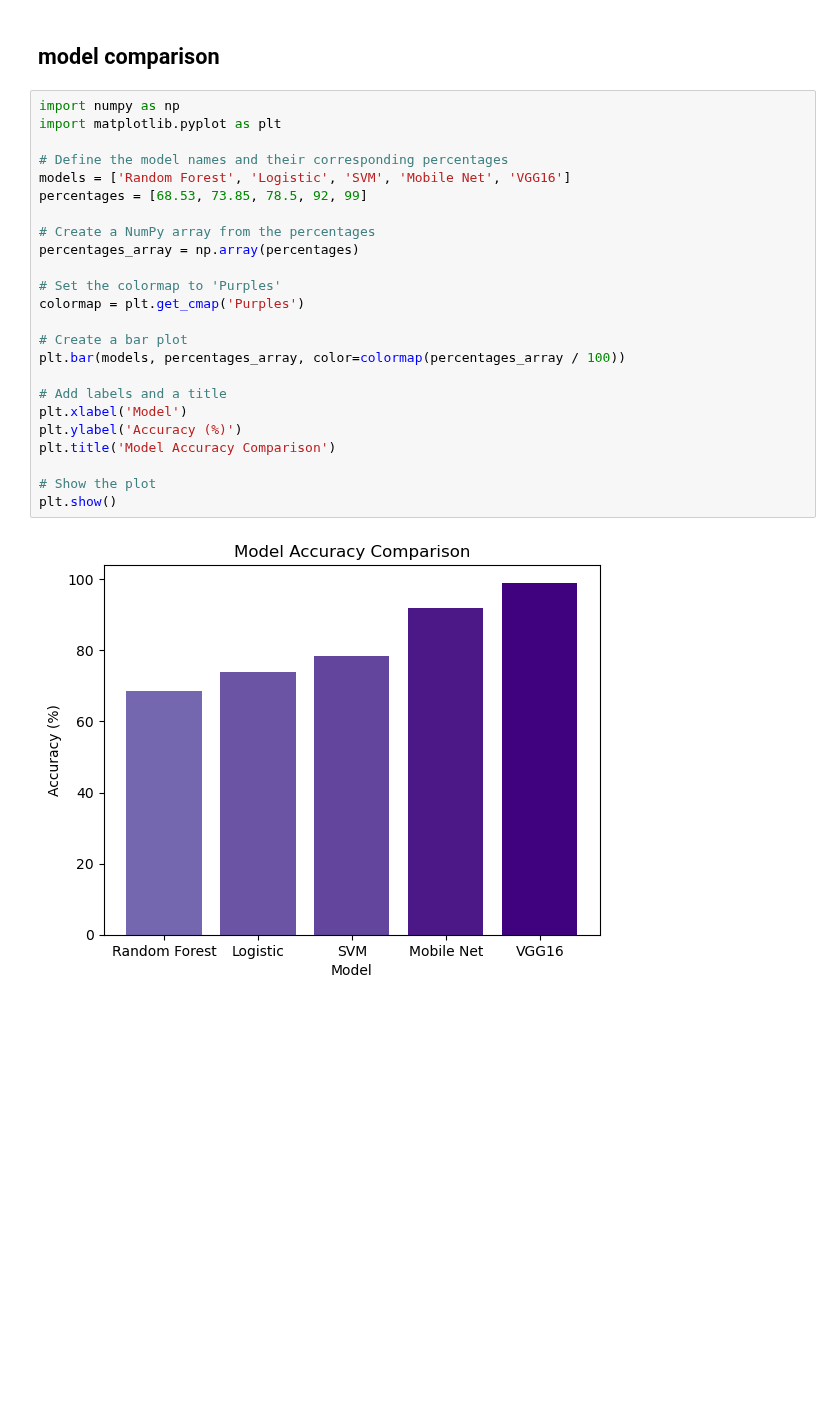
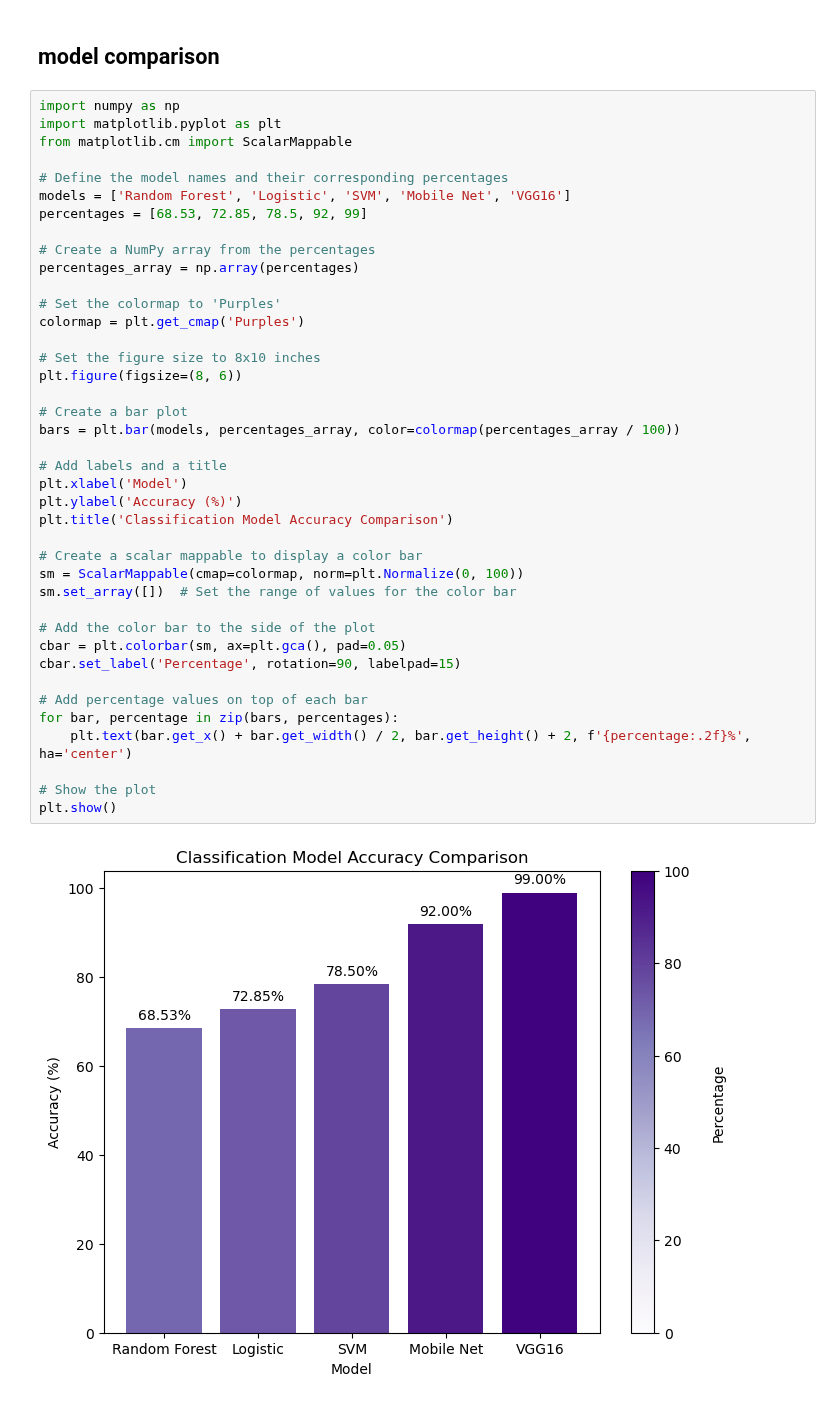
Before and after one commit to sumaiya008/Segmenting-Coral-Branch-tips, a Jupyter notebook: notebooks/2.0_Balancing.ipynb, the cells around one changed output. Saved outputs shown, nothing was run; the diff lists cells and outputs as text; blank space fills up the shorter version.

```diff
--- a/notebooks/2.0_Balancing.ipynb
+++ b/notebooks/2.0_Balancing.ipynb
@@ -253,26 +256,42 @@ with open(augmented_labels_pickle_file, 'wb') as file:
 # %%
 import numpy as np
 import matplotlib.pyplot as plt
+from matplotlib.cm import ScalarMappable
 
 # Define the model names and their corresponding percentages
 models = ['Random Forest', 'Logistic', 'SVM', 'Mobile Net', 'VGG16']
-percentages = [68.53, 73.85, 78.5, 92, 99]
+percentages = [68.53, 72.85, 78.5, 92, 99]
 
 # Create a NumPy array from the percentages
 percentages_array = np.array(percentages)
 
 # Set the colormap to 'Purples'
 colormap = plt.get_cmap('Purples')
 
+# Set the figure size to 8x10 inches
+plt.figure(figsize=(8, 6))
+
 # Create a bar plot
-plt.bar(models, percentages_array, color=colormap(percentages_array / 100))
+bars = plt.bar(models, percentages_array, color=colormap(percentages_array / 100))
 
 # Add labels and a title
 plt.xlabel('Model')
 plt.ylabel('Accuracy (%)')
-plt.title('Model Accuracy Comparison')
+plt.title('Classification Model Accuracy Comparison')
+
+# Create a scalar mappable to display a color bar
+sm = ScalarMappable(cmap=colormap, norm=plt.Normalize(0, 100))
+sm.set_array([])  # Set the range of values for the color bar
+
+# Add the color bar to the side of the plot
+cbar = plt.colorbar(sm, ax=plt.gca(), pad=0.05)
+cbar.set_label('Percentage', rotation=90, labelpad=15)
+
+# Add percentage values on top of each bar
+for bar, percentage in zip(bars, percentages):
+    plt.text(bar.get_x() + bar.get_width() / 2, bar.get_height() + 2, f'{percentage:.2f}%', ha='center')
 
 # Show the plot
 plt.show()
 # %% [output]
-[figure, old version]
+[figure, new version]
```
Also changed, not shown: parts of 5 cells of this notebook, 1 other file.
